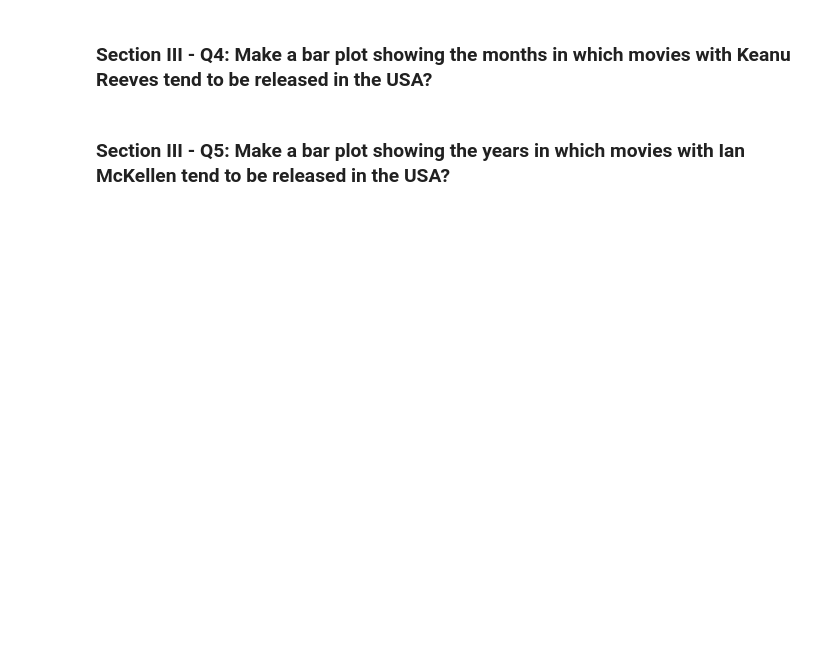
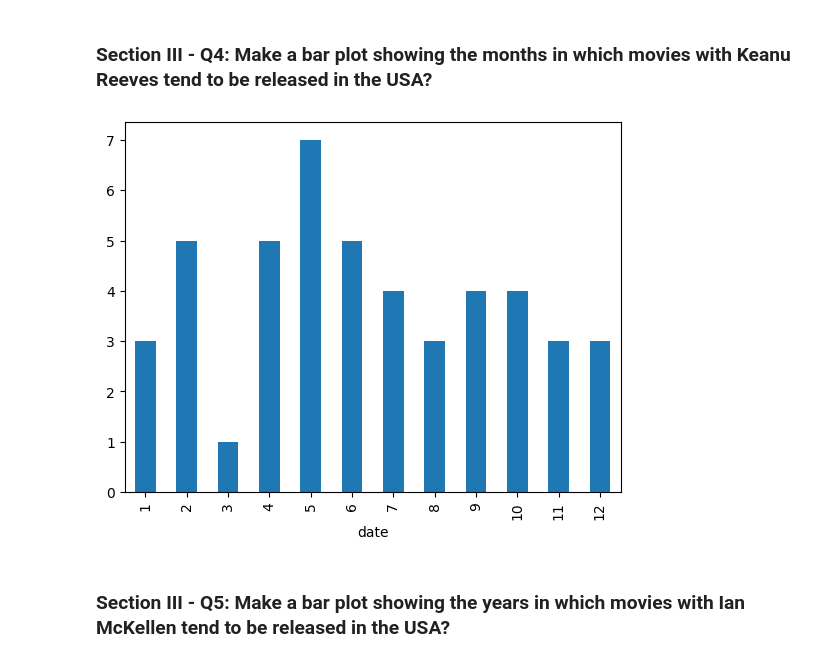
Before and after one commit to drewzemke/mle-mini-projects, a Jupyter notebook: mec-5.3.10-data-wranging-with-pandas-mini-project/Mini_Project_Data_Wrangling_Pandas.ipynb, the cells around one changed output. Cells and saved outputs as stored; diff of their text form; code cells hidden in the pictures; blank space fills up the shorter version.

```diff
--- a/mec-5.3.10-data-wranging-with-pandas-mini-project/Mini_Project_Data_Wrangling_Pandas.ipynb
+++ b/mec-5.3.10-data-wranging-with-pandas-mini-project/Mini_Project_Data_Wrangling_Pandas.ipynb
@@ -590,3 +602,6 @@ christmas.date.dt.month.value_counts().sort_index().plot(kind='bar')
 # %% [markdown]
 ### Section III - Q3: Show all the movies in which Keanu Reeves has played the lead role along with their   release date in the USA sorted by the date of release
 - Hint: You might need to join or merge two datasets!
+# %%
+keanu_release_usa = keanu.merge(release_dates.query('country == "USA"'), on=['title', 'year'])
+keanu_release_usa.query('n == 1').sort_values('date')
@@ -593,4 +626,8 @@ christmas.date.dt.month.value_counts().sort_index().plot(kind='bar')
 # %% [markdown]
 ### Section III - Q4: Make a bar plot showing the months in which movies with Keanu Reeves tend to be released in the USA?
+# %%
+keanu_release_usa['date'].dt.month.value_counts().sort_index().plot(kind='bar');
+# %% [output]
+[figure, added]
 # %% [markdown]
 ### Section III - Q5: Make a bar plot showing the years in which movies with Ian McKellen tend to be released in the USA?
```
Also changed, not shown: parts of 4 cells of this notebook.
